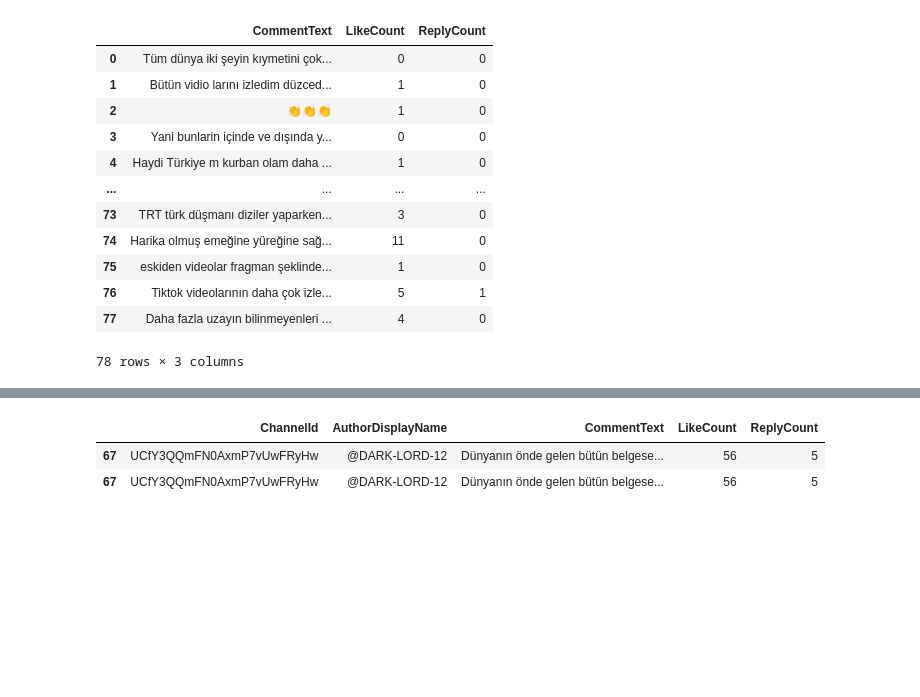
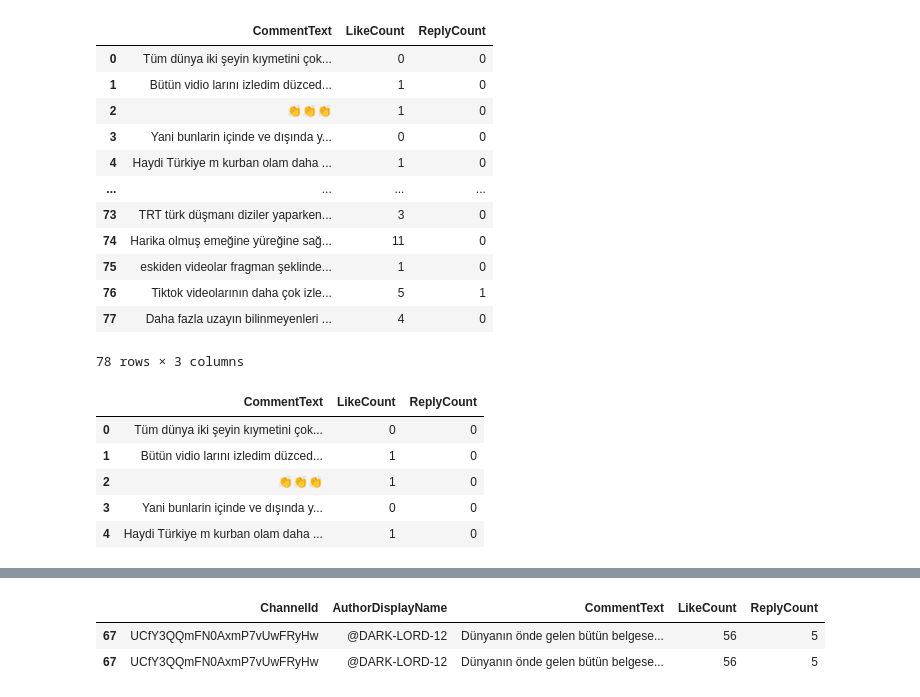
Before and after one commit to BusraSarikaya1/youtube-api-project, a Jupyter notebook: analysis.ipynb, the cells around one changed output, grey strips where cells are left out. Drawn from its saved outputs; the diff is of its cells as text; code cells hidden in the pictures; blank space fills up the shorter version.

```diff
--- a/analysis.ipynb
+++ b/analysis.ipynb
@@ -150,3 +147,13 @@ select_data_df
 | 76 | Tiktok videolarının daha çok izle... | 5 | 1 |
 | 77 | Daha fazla uzayın bilinmeyenleri ... | 4 | 0 |
 78 rows × 3 columns
+# %%
+# ilk 5 satırı okutalım
+select_data_df.head(5)
+# %% [output]
+|  | CommentText | LikeCount | ReplyCount |
+| 0 | Tüm dünya iki şeyin kıymetini çok... | 0 | 0 |
+| 1 | Bütün vidio larını izledim düzced... | 1 | 0 |
+| 2 | 👏👏👏 | 1 | 0 |
+| 3 | Yani bunlarin içinde ve dışında y... | 0 | 0 |
+| 4 | Haydi Türkiye m kurban olam daha ... | 1 | 0 |
```
Also changed, not shown: parts of 7 cells of this notebook.
